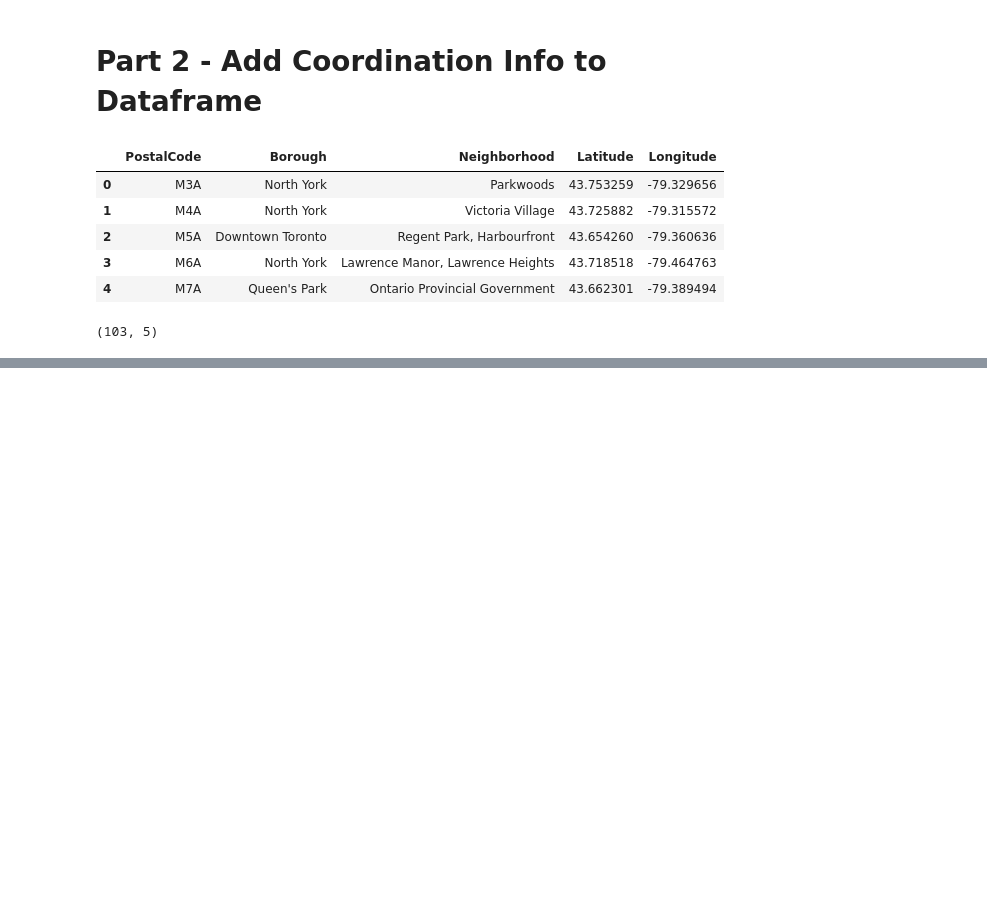
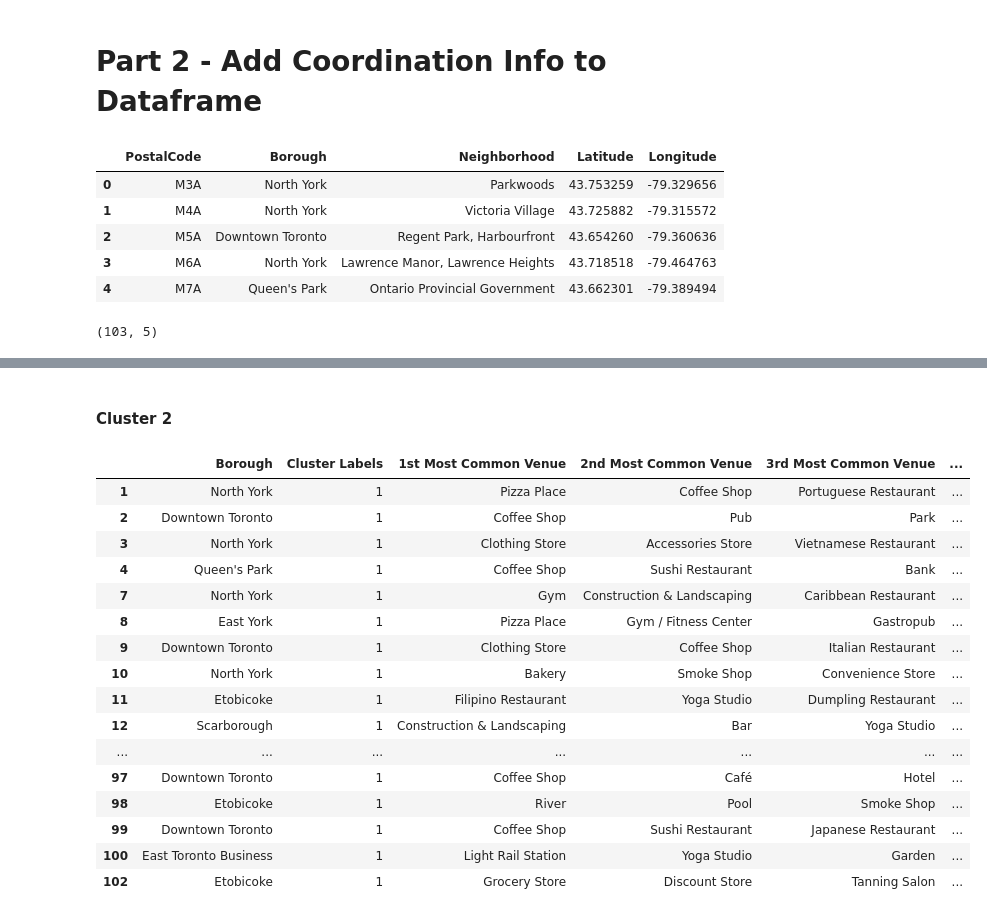
Before and after one commit to XinyaXu2332/Applied-Data-Science-Capstone, a Jupyter notebook: Neighborhoods_in_Toronto.ipynb, the cells around one changed output, grey strips where cells are left out. Saved outputs shown, nothing was run; the diff lists cells and outputs as text; code cells hidden in the pictures; blank space fills up the shorter version.

Commit message:
Neighborhoods in Toronto - Finished 1st, 2nd and 3rd parts

```diff
--- a/Neighborhoods_in_Toronto.ipynb
+++ b/Neighborhoods_in_Toronto.ipynb
@@ -103,0 +277,10 @@ df_final.shape
+# %%
+kclusters = 3
+
+toronto_grouped_clustering = toronto_grouped.drop('Neighborhood', 1)
+
+# run k-means clustering
+kmeans = KMeans(n_clusters=kclusters, random_state=0).fit(toronto_grouped_clustering)
+
+# check cluster labels generated for each row in the dataframe
+kmeans.labels_[0:10]
@@ -103,0 +289,10 @@ df_final.shape
+# %%
+# add clustering labels
+neighborhoods_venues_sorted.insert(0, 'Cluster Labels', kmeans.labels_)
+
+toronto_merged = df_final
+
+# merge manhattan_grouped with df_final to add latitude/longitude for each neighborhood
+toronto_merged = toronto_merged.join(neighborhoods_venues_sorted.set_index('Neighborhood'), on='Neighborhood')
+
+toronto_merged.head() # check the last columns!
@@ -103,0 +315,2 @@ df_final.shape
+# %%
+toronto_merged = toronto_merged.loc[~toronto_merged['Cluster Labels'].isnull()]
@@ -103,0 +330,4 @@ df_final.shape
+# %%
+toronto_merged['Cluster Labels'] = toronto_merged['Cluster Labels'].astype(int)
+print(toronto_merged.shape)
+toronto_merged.head()
@@ -103,0 +387,22 @@ df_final.shape
+# %% [markdown]
+#### Cluster 2
+# %%
+toronto_merged.loc[toronto_merged['Cluster Labels'] == 1, toronto_merged.columns[[1] + list(range(5, toronto_merged.shape[1]))]]
+# %% [output]
+|  | Borough | Cluster Labels | 1st Most Common Venue | 2nd Most Common Venue | 3rd Most Common Venue | ... |
+| 1 | North York | 1 | Pizza Place | Coffee Shop | Portuguese Restaurant | ... |
+| 2 | Downtown Toronto | 1 | Coffee Shop | Pub | Park | ... |
+| 3 | North York | 1 | Clothing Store | Accessories Store | Vietnamese Restaurant | ... |
+| 4 | Queen's Park | 1 | Coffee Shop | Sushi Restaurant | Bank | ... |
+| 7 | North York | 1 | Gym | Construction & Landscaping | Caribbean Restaurant | ... |
+| 8 | East York | 1 | Pizza Place | Gym / Fitness Center | Gastropub | ... |
+| 9 | Downtown Toronto | 1 | Clothing Store | Coffee Shop | Italian Restaurant | ... |
+| 10 | North York | 1 | Bakery | Smoke Shop | Convenience Store | ... |
+| 11 | Etobicoke | 1 | Filipino Restaurant | Yoga Studio | Dumpling Restaurant | ... |
+| 12 | Scarborough | 1 | Construction & Landscaping | Bar | Yoga Studio | ... |
+| ... | ... | ... | ... | ... | ... | ... |
+| 97 | Downtown Toronto | 1 | Coffee Shop | Café | Hotel | ... |
+| 98 | Etobicoke | 1 | River | Pool | Smoke Shop | ... |
+| 99 | Downtown Toronto | 1 | Coffee Shop | Sushi Restaurant | Japanese Restaurant | ... |
+| 100 | East Toronto Business | 1 | Light Rail Station | Yoga Studio | Garden | ... |
+| 102 | Etobicoke | 1 | Grocery Store | Discount Store | Tanning Salon | ... |
```
Also changed, not shown: parts of 32 cells of this notebook.
